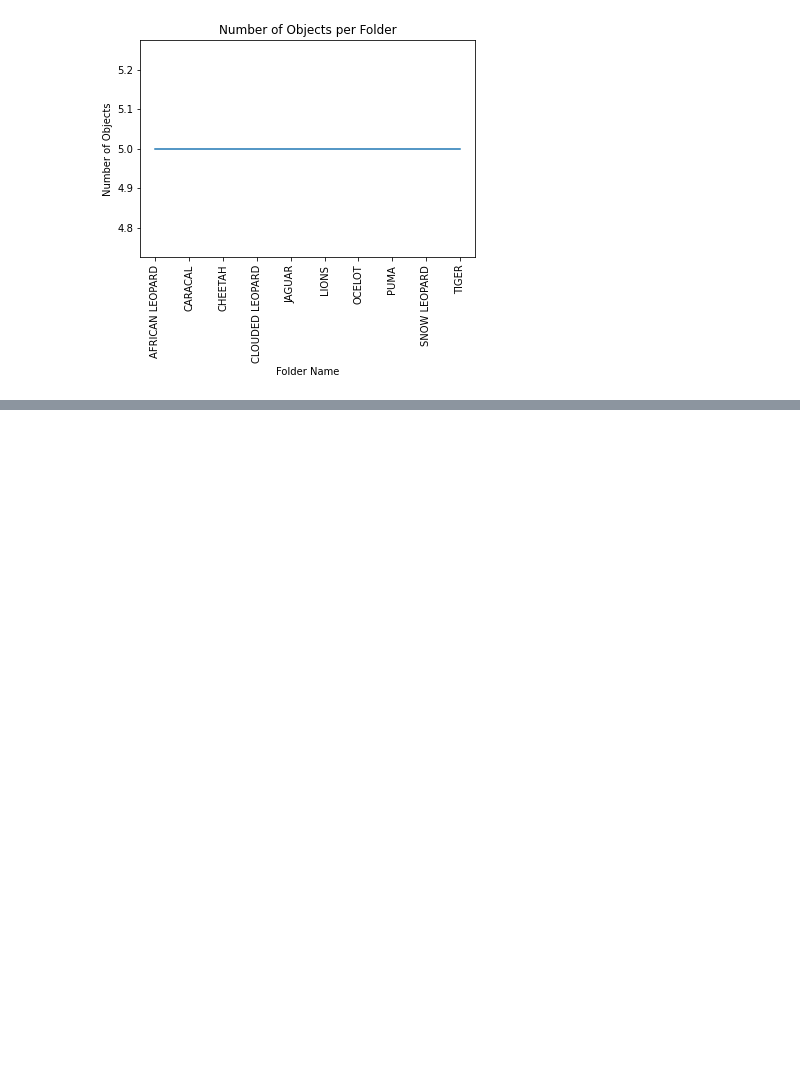
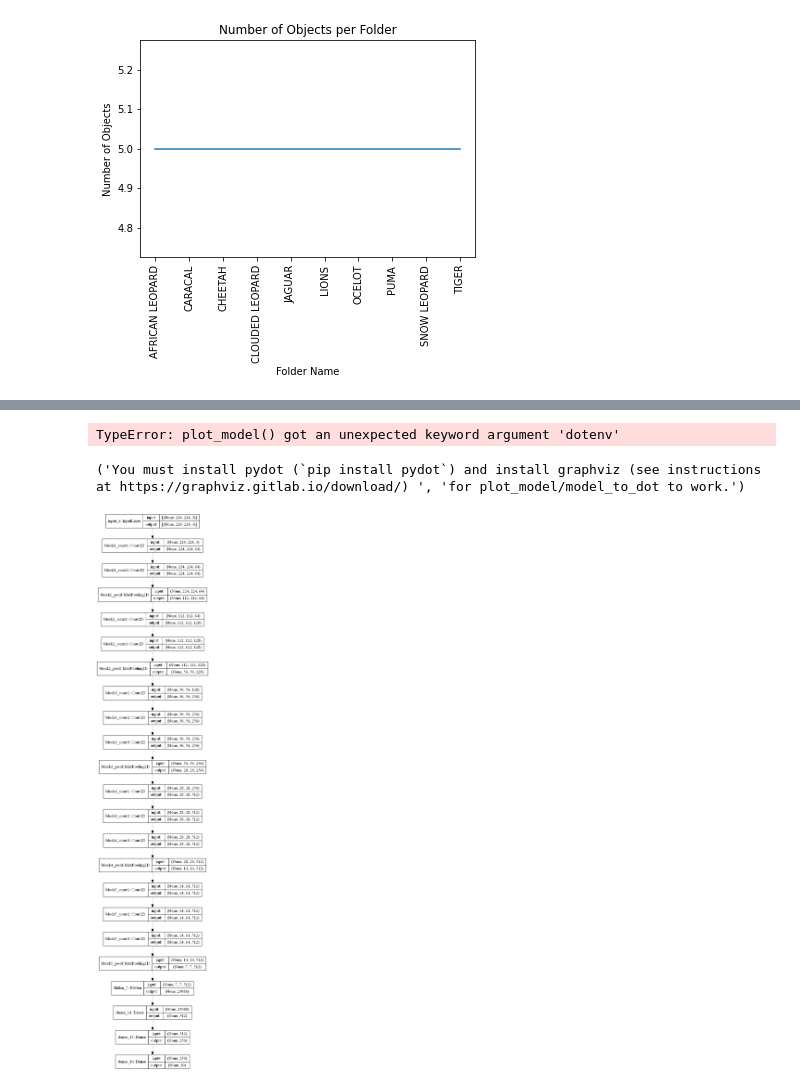
Before and after one commit to karan-47/WildCatClassification, a Jupyter notebook: viz.ipynb, the cells around one changed output, grey strips where cells are left out. Saved outputs shown, nothing was run; the diff lists cells and outputs as text; code cells hidden in the pictures; blank space fills up the shorter version.

```diff
--- a/viz.ipynb
+++ b/viz.ipynb
@@ -63,0 +98,30 @@ plt.show()
+# %%
+import tensorflow as tf
+from tensorflow.keras.utils import plot_model
+import pydot_ng as pydot
+
+model = tf.keras.models.load_model('models/base_vgg16.h5')
+plot_model(model, to_file='model_architecture.pdf', show_shapes=True, expand_nested=True, dpi=96,
+           dotenv={"PATH": "C:\Program Files\Graphviz\bin\dot.exe"}, prog=["dot"])
+# %% [output]
+TypeError: plot_model() got an unexpected keyword argument 'dotenv'
+# %%
+import os
+os.environ["PATH"] += os.pathsep + 'C:/Program Files/Graphviz/bin/'
+
+from tensorflow.keras.utils import plot_model
+import tensorflow as tf
+
+model = tf.keras.models.load_model('models/base_vgg16.h5')
+plot_model(model, to_file='model_architecture.pdf', show_shapes=True, expand_nested=True, dpi=96, prog=['dot'])
+# %% [output]
+('You must install pydot (`pip install pydot`) and install graphviz (see instructions at https://graphviz.gitlab.io/download/) ', 'for plot_model/model_to_dot to work.')
+# %%
+from keras.utils.vis_utils import plot_model
+
+import tensorflow as tf
+
+model = tf.keras.models.load_model('models/base_vgg16.h5')
+plot_model(model, to_file='model_architecture.png', show_shapes=True)
+# %% [output]
+[figure, added]
```
Also changed, not shown: parts of 11 cells of this notebook.
